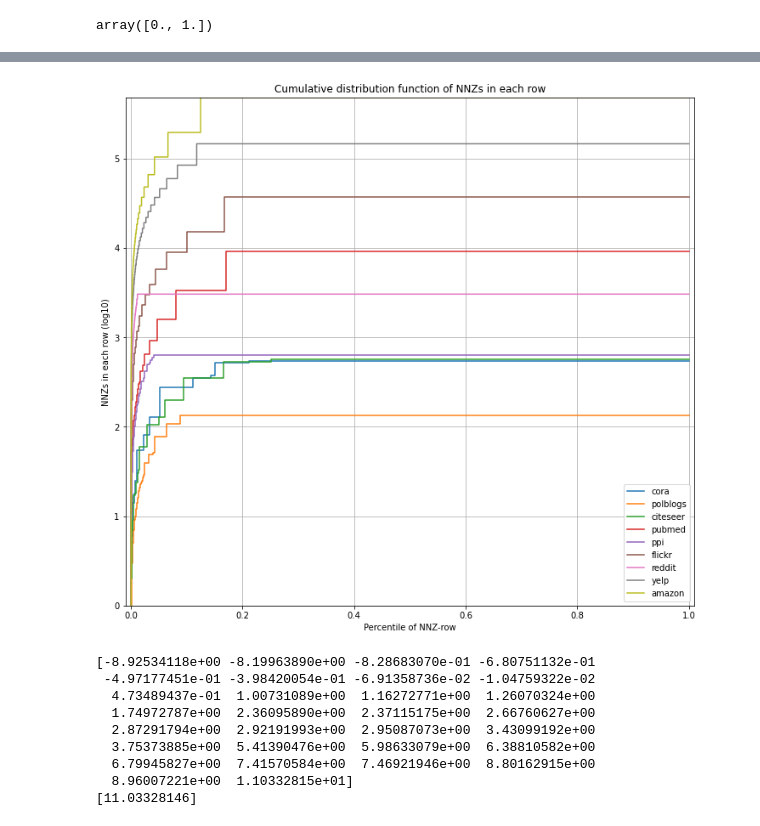
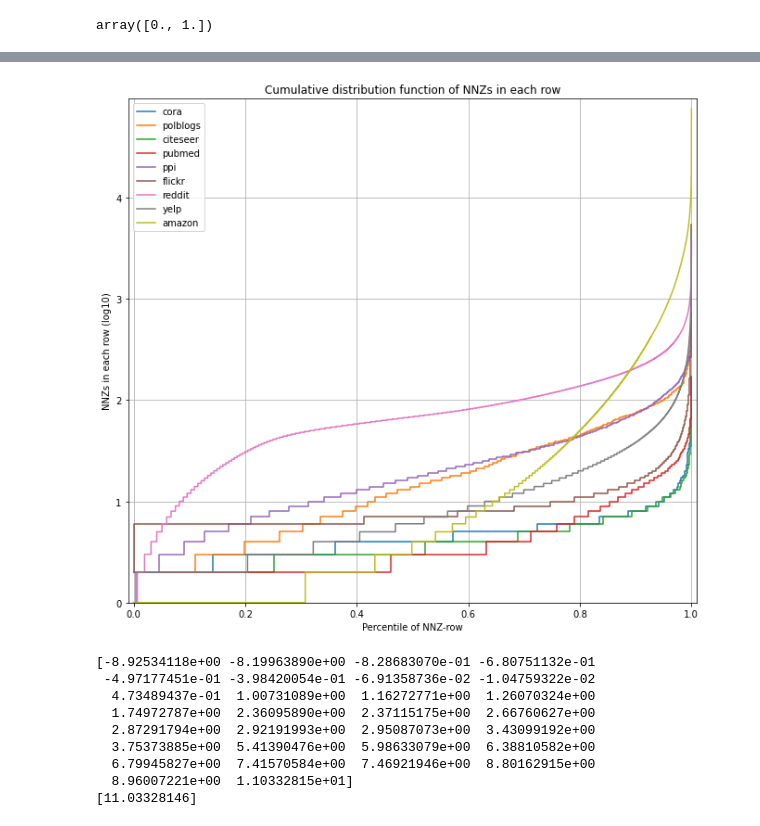
Before and after one commit to guohaoqiang/gcn, a Jupyter notebook: row_analysis/row_analysis.ipynb, the cells around one changed output, grey strips where cells are left out. Cells and saved outputs as stored; diff of their text form; code cells hidden in the pictures.

```diff
--- a/row_analysis/row_analysis.ipynb
+++ b/row_analysis/row_analysis.ipynb
@@ -9,3 +9,16 @@ import glog as log
 np.log10([1,10])
 # %% [output]
 array([0., 1.])
+# %%
+data = np.random.random_integers(0,6,30)
+print(data)
+a = pd.Series(data);
+print(a)
+b = a.value_counts()
+print(b)
+y = []
+for i in list(b.index):
+    y.append(b[i])
+x = list(b.index)
+ind = np.lexsort((x,y))
+[(x[i],y[i]) for i in ind]
@@ -24,14 +56,20 @@ def get_nnz(f):
 def get_xy(r):
     a = pd.Series(r)
     b = a.value_counts()
-    xx = []
+    yy = [] # Frequency
     for i in list(b.index):
-        xx.append(b[i])
-    temp = np.sort(np.array(xx))
-    x = np.concatenate([temp, temp[[-1]]])
-    yy = temp/temp.sum()
-    y = np.append(yy,1)
-    return min(temp),max(temp),x,y
+        yy.append(b[i])
+    yy = np.array(yy)
+    yy = yy/yy.sum()  # Percentile
+    xx = b.index      # NNZs
+    ind = np.lexsort((yy,xx))
+    x = [0]
+    y = [0]
+
+    for i in ind:
+        x.append(xx[i])
+        y.append(yy[i]+y[-1])
+    return min(x),max(x),x,y
 
 f = open('cora.csv','r')
 f1 = csv.reader(f)
@@ -90,9 +128,14 @@ I0324 23:51:17.262213 9616 <ipython-input-30-442895c4a705>:10] 1569960
 # %%
 fig = plt.gcf()
-fig.set_size_inches(12,11)
+fig.set_size_inches(11,10)
 
 
 cora_mn, cora_mx, cora_x, cora_y = get_xy(cora)
+print(cora_mn)
+print(cora_mx)
+print(cora_x[0])
+print(cora_y[0])
+
 polblogs_mn, polblogs_mx, polblogs_x, polblogs_y = get_xy(polblogs)
 citeseer_mn, citeseer_mx, citeseer_x, citeseer_y = get_xy(citeseer)
 pubmed_mn, pubmed_mx, pubmed_x, pubmed_y = get_xy(pubmed)
@@ -151,7 +194,7 @@ plt.legend(loc='best')
 
 plt.xlim([-0.01,1.01])
 
-plt.ylim([np.log10(mn), np.log10(mx)])
+plt.ylim([np.log10(1), np.log10(mx)+0.1])
 
 plt.grid()
 
@@ -178,4 +224,4 @@ I0325 00:01:11.157774 9616 <ipython-input-37-feeca1240f5b>:52] []
-[figure, old version]
+[figure, new version]
 # %%
 def pdf(x, mu=0, sigma=1):
     """
```
Also changed, not shown: parts of 3 cells of this notebook, 3 other files.
